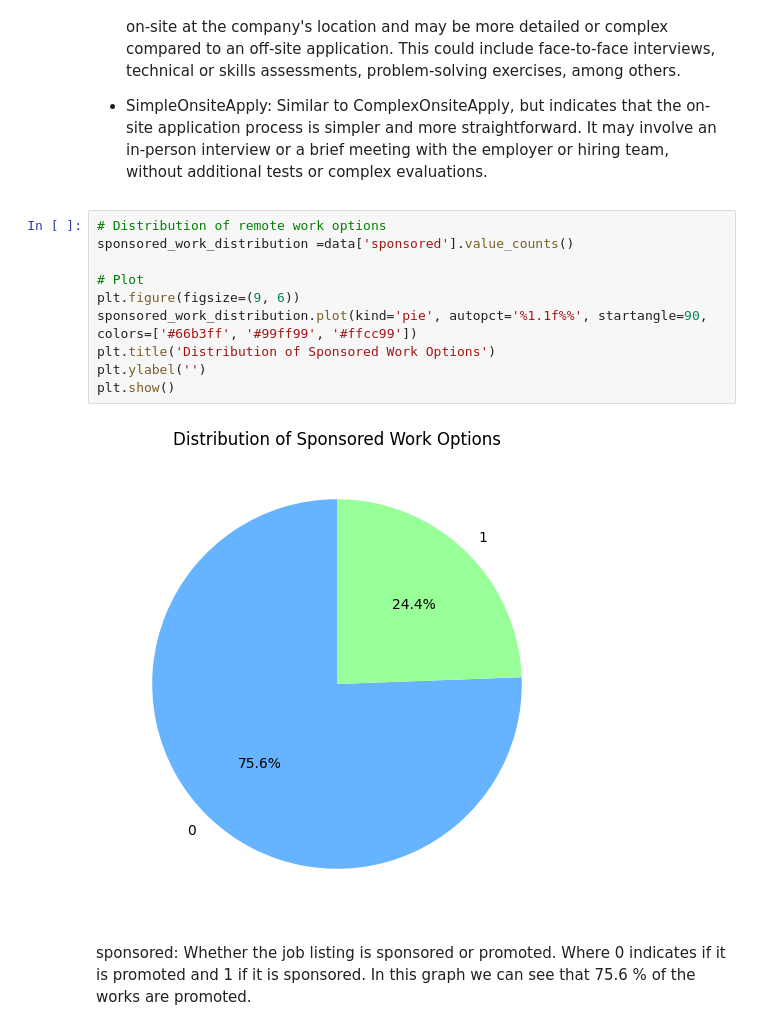
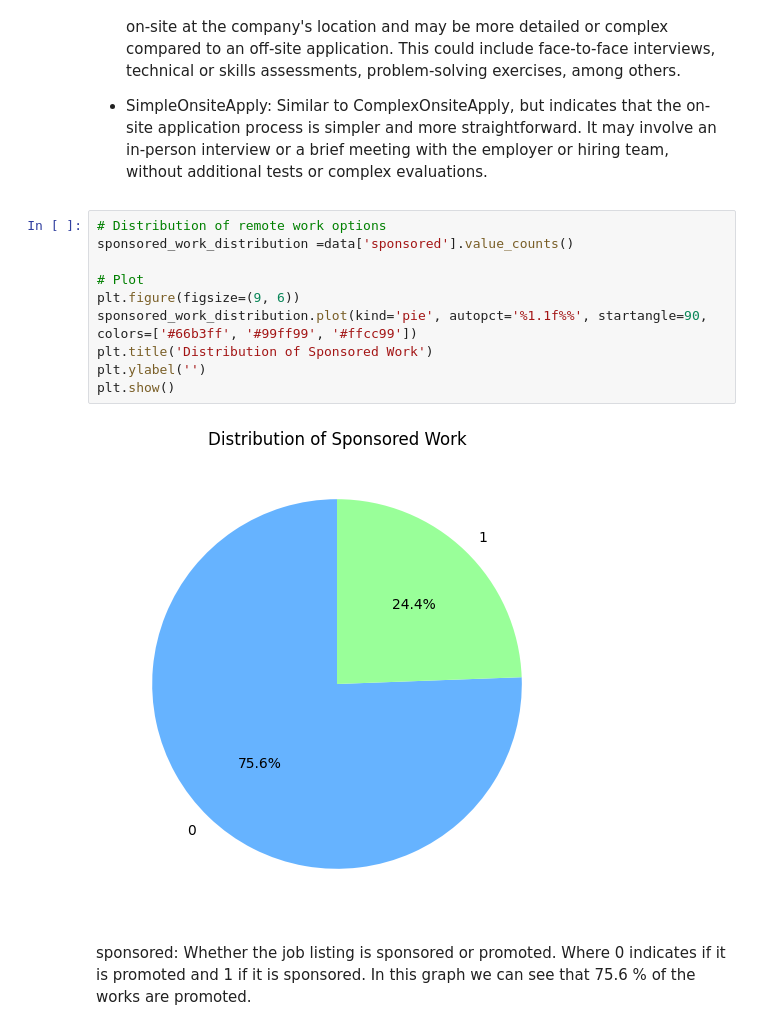
Before and after one commit to mdlangeles/Linkedin_Job_Postings_ETL, a Jupyter notebook: eda.ipynb, the cells around one changed output. Saved outputs shown, nothing was run; the diff lists cells and outputs as text.

Commit message:
PDF Visualizations

```diff
--- a/eda.ipynb
+++ b/eda.ipynb
@@ -440,15 +440,15 @@ plt.show()
 # %%
 # Distribution of remote work options
 sponsored_work_distribution =data['sponsored'].value_counts()
 
 # Plot
 plt.figure(figsize=(9, 6))
 sponsored_work_distribution.plot(kind='pie', autopct='%1.1f%%', startangle=90, colors=['#66b3ff', '#99ff99', '#ffcc99'])
-plt.title('Distribution of Sponsored Work Options')
+plt.title('Distribution of Sponsored Work')
 plt.ylabel('')
 plt.show()
 # %% [output]
-[figure, old version]
+[figure, new version]
 # %% [markdown]
 sponsored: Whether the job listing is sponsored or promoted.
 Where 0 indicates if it is promoted and 1 if it is sponsored. In this graph we can see that 75.6 % of the works are promoted.
```
Also changed, not shown: 2 other files.
